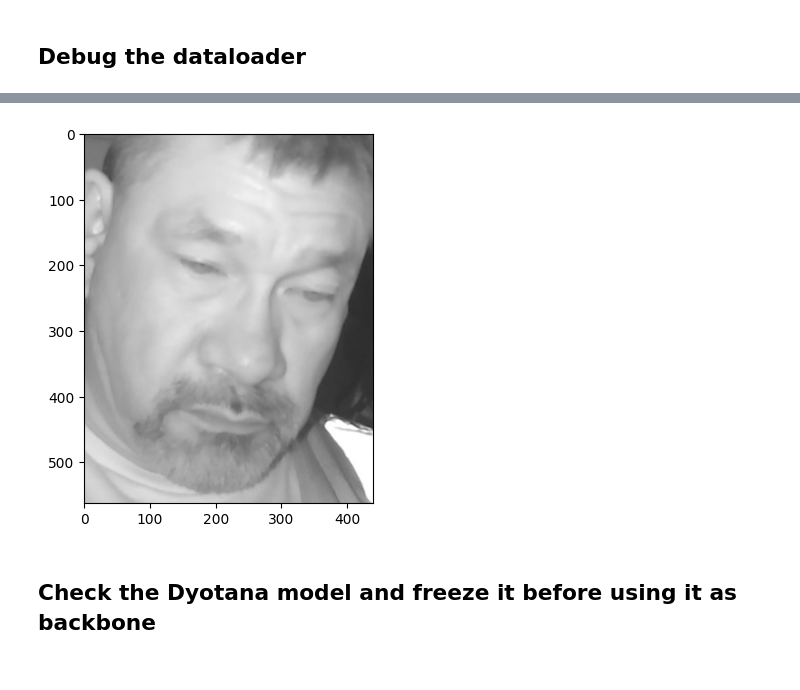
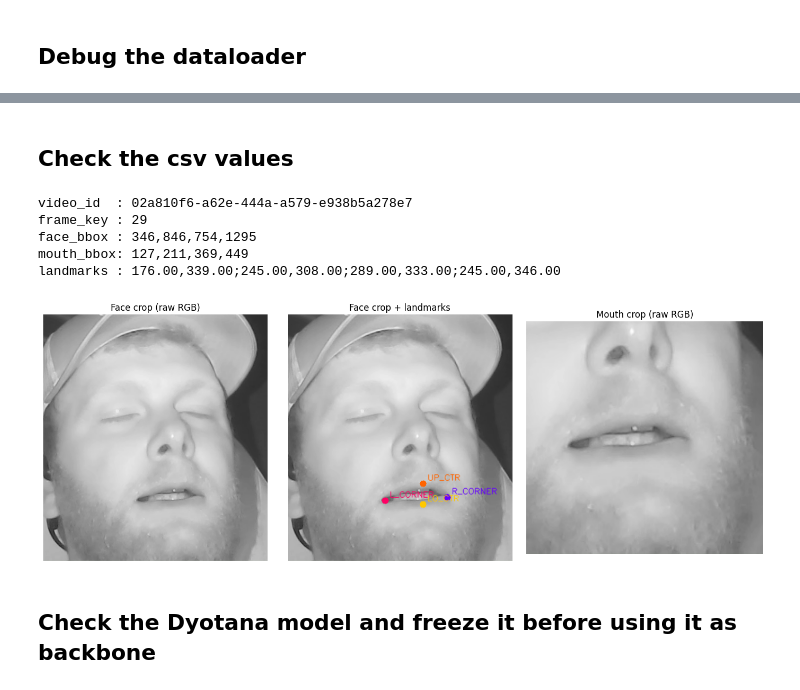
Before and after one commit to Sudhanshup-nd/Eyelid-Landmarks-Training-EAR, a Jupyter notebook: script/debug_model_loading.ipynb, the cells around one changed output, grey strips where cells are left out. Saved outputs shown, nothing was run; the diff lists cells and outputs as text; code cells hidden in the pictures.

```diff
--- a/script/debug_model_loading.ipynb
+++ b/script/debug_model_loading.ipynb
@@ -54,12 +51,63 @@ image path   : /inwdata2a/sudhanshu/Unet_training_script/data-and-labels/phase-2
-# %%
-from PIL import Image
-import matplotlib.pyplot as plt
-img_path = "/inwdata2a/sudhanshu/Unet_training_script/data-and-labels/phase-1-face-crops-for-labelling/28e3d6f4-4842-4d2b-81d0-606b21f22118/frame_1262_face_0.jpg"
-img = Image.open(img_path)
-plt.imshow(img, cmap='gray')
-plt.show()
-# %% [output]
-[figure, removed]
+# %% [markdown]
+## Check the csv values
+# %%
+import pandas as pd
+import cv2
+import matplotlib.pyplot as plt
+
+CSV_PATH = "/inwdata2a/sudhanshu/mouth_keypoints/final_split/test.csv"
+df = pd.read_csv(CSV_PATH)
+
+# dataset[100] maps to valid_indices[100] — get that row directly
+valid_indices = [
+    i for i in range(len(df))
+    if isinstance(df.iloc[i].landmarks_coordinates_inside_mouth_bbox, str)
+    and "," in df.iloc[i].landmarks_coordinates_inside_mouth_bbox.strip()
+]
+row = df.iloc[valid_indices[100]]
+
+print("video_id  :", row.video_id)
+print("frame_key :", row.frame_key)
+print("face_bbox :", row.face_bbox_dms)
+print("mouth_bbox:", row.mouth_bbox_face)
+print("landmarks :", row.landmarks_coordinates_inside_mouth_bbox)
+
+# Raw crop — no CLAHE, no transforms
+img = cv2.imread(row.path_to_dataset)
+img_rgb = cv2.cvtColor(img, cv2.COLOR_BGR2RGB)
+
+fx1, fy1, fx2, fy2 = map(int, row.face_bbox_dms.split(","))
+face_crop = img_rgb[fy1:fy2, fx1:fx2]
+
+mx1, my1, mx2, my2 = map(int, row.mouth_bbox_face.split(","))
+mouth_crop_raw = face_crop[my1:my2, mx1:mx2]
+
+# Parse and overlay landmarks on face crop
+kps = [tuple(map(float, p.split(",")))
+       for p in row.landmarks_coordinates_inside_mouth_bbox.split(";")]
+kp_names  = ["L_CORNER", "UP_CTR", "R_CORNER", "LO_CTR"]
+kp_colors = [(255,0,100), (255,100,0), (100,0,255), (255,200,0)]
+
+face_vis = face_crop.copy()
+for (x, y), name, col in zip(kps, kp_names, kp_colors):
+    cv2.circle(face_vis, (int(x), int(y)), 6, col, -1)
+    cv2.putText(face_vis, name, (int(x)+8, int(y)-6),
+                cv2.FONT_HERSHEY_SIMPLEX, 0.5, col, 1, cv2.LINE_AA)
+
+fig, axes = plt.subplots(1, 3, figsize=(14, 5))
+axes[0].imshow(face_crop);    axes[0].set_title("Face crop (raw RGB)")
+axes[1].imshow(face_vis);     axes[1].set_title("Face crop + landmarks")
+axes[2].imshow(mouth_crop_raw); axes[2].set_title("Mouth crop (raw RGB)")
+for ax in axes: ax.axis("off")
+plt.tight_layout()
+plt.show()
+# %% [output]
+video_id  : 02a810f6-a62e-444a-a579-e938b5a278e7
+frame_key : 29
+face_bbox : 346,846,754,1295
+mouth_bbox: 127,211,369,449
+landmarks : 176.00,339.00;245.00,308.00;289.00,333.00;245.00,346.00
+[figure, added]
 # %% [markdown]
 ## Check the Dyotana model and freeze it before using it as backbone
 # %%
```
Also changed, not shown: parts of 3 cells of this notebook, 10 other files.
